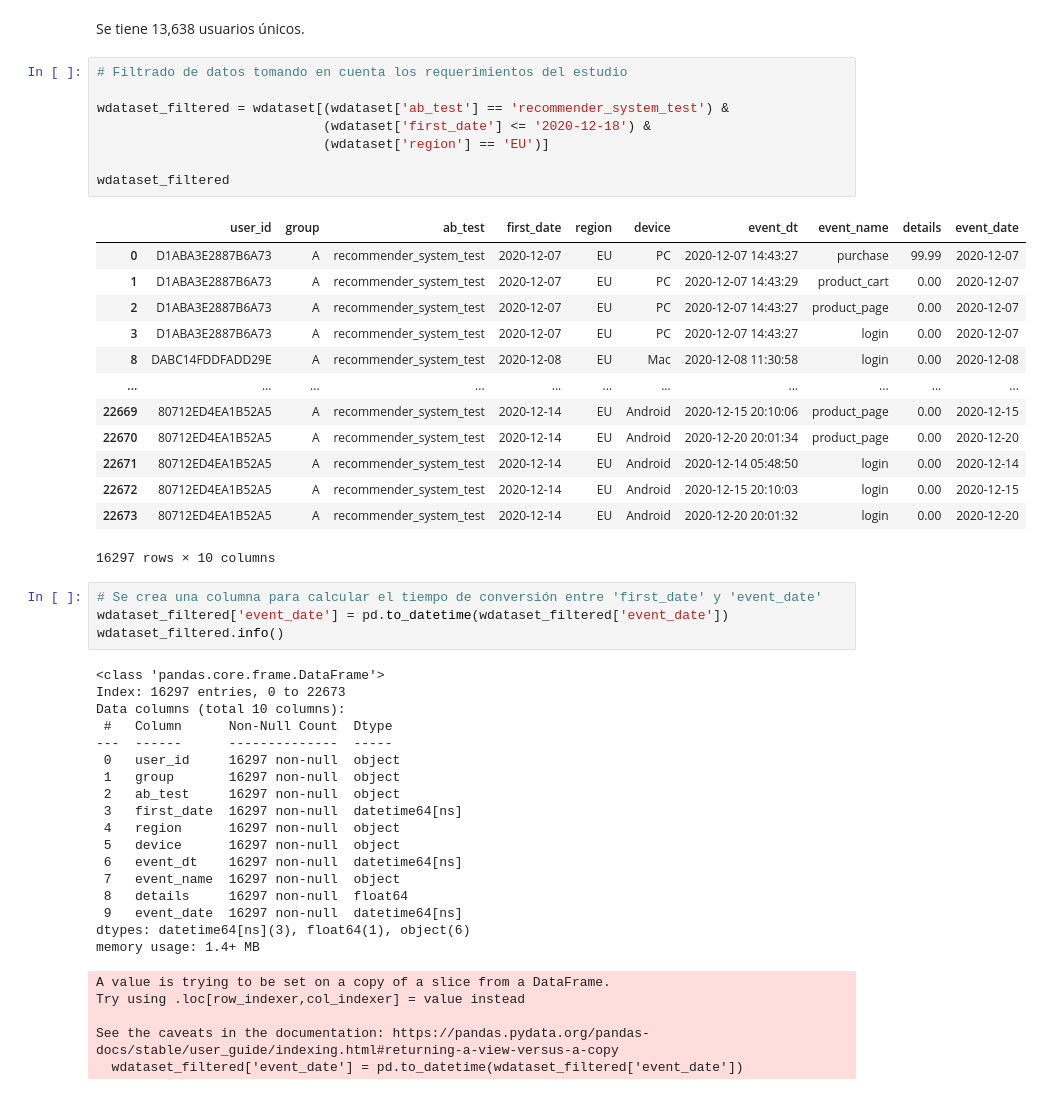
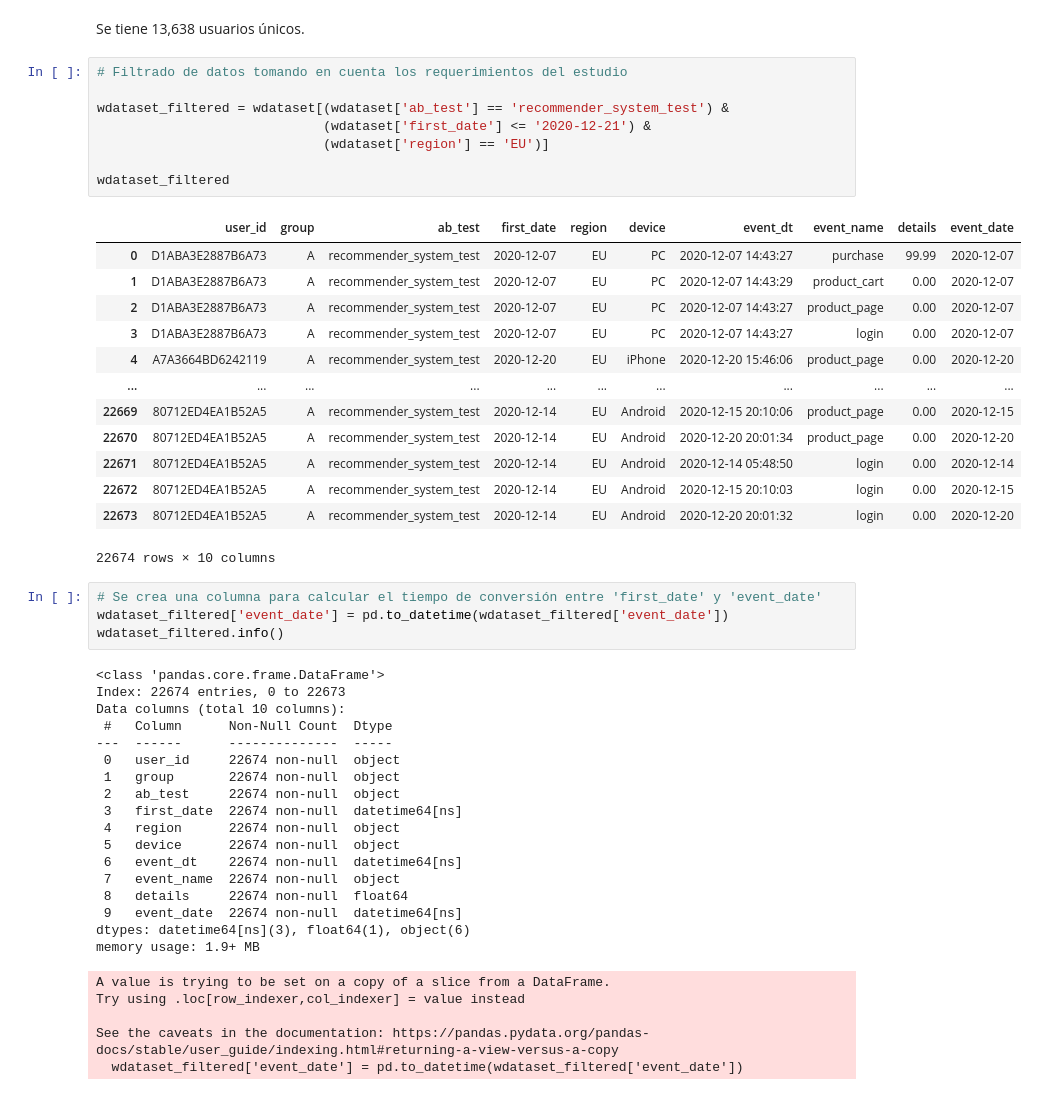
Before and after one commit to Alop89/integral_project, a Jupyter notebook: a_b_test/a_b_test.ipynb, the cells around one changed output. Saved outputs shown, nothing was run; the diff lists cells and outputs as text.

```diff
--- a/a_b_test/a_b_test.ipynb
+++ b/a_b_test/a_b_test.ipynb
@@ -306,47 +306,47 @@ Se tiene 13,638 usuarios únicos.
 # %%
 # Filtrado de datos tomando en cuenta los requerimientos del estudio
 
 wdataset_filtered = wdataset[(wdataset['ab_test'] == 'recommender_system_test') &
-                             (wdataset['first_date'] <= '2020-12-18') &
+                             (wdataset['first_date'] <= '2020-12-21') &
                              (wdataset['region'] == 'EU')]
 
 wdataset_filtered
 # %% [output]
 |  | user_id | group | ab_test | first_date | region | device | event_dt | event_name | details | event_date |
 | 0 | D1ABA3E2887B6A73 | A | recommender_system_test | 2020-12-07 | EU | PC | 2020-12-07 14:43:27 | purchase | 99.99 | 2020-12-07 |
 | 1 | D1ABA3E2887B6A73 | A | recommender_system_test | 2020-12-07 | EU | PC | 2020-12-07 14:43:29 | product_cart | 0.00 | 2020-12-07 |
 | 2 | D1ABA3E2887B6A73 | A | recommender_system_test | 2020-12-07 | EU | PC | 2020-12-07 14:43:27 | product_page | 0.00 | 2020-12-07 |
 | 3 | D1ABA3E2887B6A73 | A | recommender_system_test | 2020-12-07 | EU | PC | 2020-12-07 14:43:27 | login | 0.00 | 2020-12-07 |
-| 8 | DABC14FDDFADD29E | A | recommender_system_test | 2020-12-08 | EU | Mac | 2020-12-08 11:30:58 | login | 0.00 | 2020-12-08 |
+| 4 | A7A3664BD6242119 | A | recommender_system_test | 2020-12-20 | EU | iPhone | 2020-12-20 15:46:06 | product_page | 0.00 | 2020-12-20 |
 | ... | ... | ... | ... | ... | ... | ... | ... | ... | ... | ... |
 | 22669 | 80712ED4EA1B52A5 | A | recommender_system_test | 2020-12-14 | EU | Android | 2020-12-15 20:10:06 | product_page | 0.00 | 2020-12-15 |
 | 22670 | 80712ED4EA1B52A5 | A | recommender_system_test | 2020-12-14 | EU | Android | 2020-12-20 20:01:34 | product_page | 0.00 | 2020-12-20 |
 | 22671 | 80712ED4EA1B52A5 | A | recommender_system_test | 2020-12-14 | EU | Android | 2020-12-14 05:48:50 | login | 0.00 | 2020-12-14 |
 | 22672 | 80712ED4EA1B52A5 | A | recommender_system_test | 2020-12-14 | EU | Android | 2020-12-15 20:10:03 | login | 0.00 | 2020-12-15 |
 | 22673 | 80712ED4EA1B52A5 | A | recommender_system_test | 2020-12-14 | EU | Android | 2020-12-20 20:01:32 | login | 0.00 | 2020-12-20 |
-16297 rows × 10 columns
+22674 rows × 10 columns
 # %%
 # Se crea una columna para calcular el tiempo de conversión entre 'first_date' y 'event_date'
 wdataset_filtered['event_date'] = pd.to_datetime(wdataset_filtered['event_date'])
 wdataset_filtered.info()
 # %% [output]
 <class 'pandas.core.frame.DataFrame'>
-Index: 16297 entries, 0 to 22673
+Index: 22674 entries, 0 to 22673
 Data columns (total 10 columns):
  #   Column      Non-Null Count  Dtype
 ---  ------      --------------  -----
- 0   user_id     16297 non-null  object
- 1   group       16297 non-null  object
- 2   ab_test     16297 non-null  object
- 3   first_date  16297 non-null  datetime64[ns]
- 4   region      16297 non-null  object
- 5   device      16297 non-null  object
- 6   event_dt    16297 non-null  datetime64[ns]
- 7   event_name  16297 non-null  object
- 8   details     16297 non-null  float64
- 9   event_date  16297 non-null  datetime64[ns]
+ 0   user_id     22674 non-null  object
+ 1   group       22674 non-null  object
+ 2   ab_test     22674 non-null  object
+ 3   first_date  22674 non-null  datetime64[ns]
+ 4   region      22674 non-null  object
+ 5   device      22674 non-null  object
+ 6   event_dt    22674 non-null  datetime64[ns]
+ 7   event_name  22674 non-null  object
+ 8   details     22674 non-null  float64
+ 9   event_date  22674 non-null  datetime64[ns]
 dtypes: datetime64[ns](3), float64(1), object(6)
-memory usage: 1.4+ MB
+memory usage: 1.9+ MB
 A value is trying to be set on a copy of a slice from a DataFrame.
 Try using .loc[row_indexer,col_indexer] = value instead
 
```
Also changed, not shown: parts of 10 cells of this notebook.
